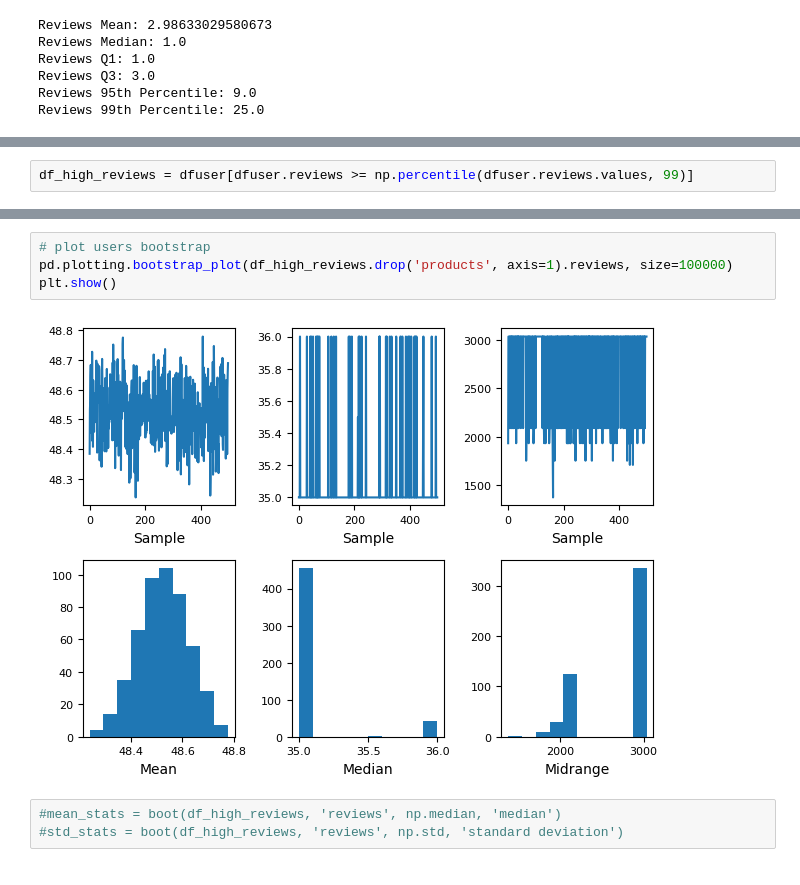
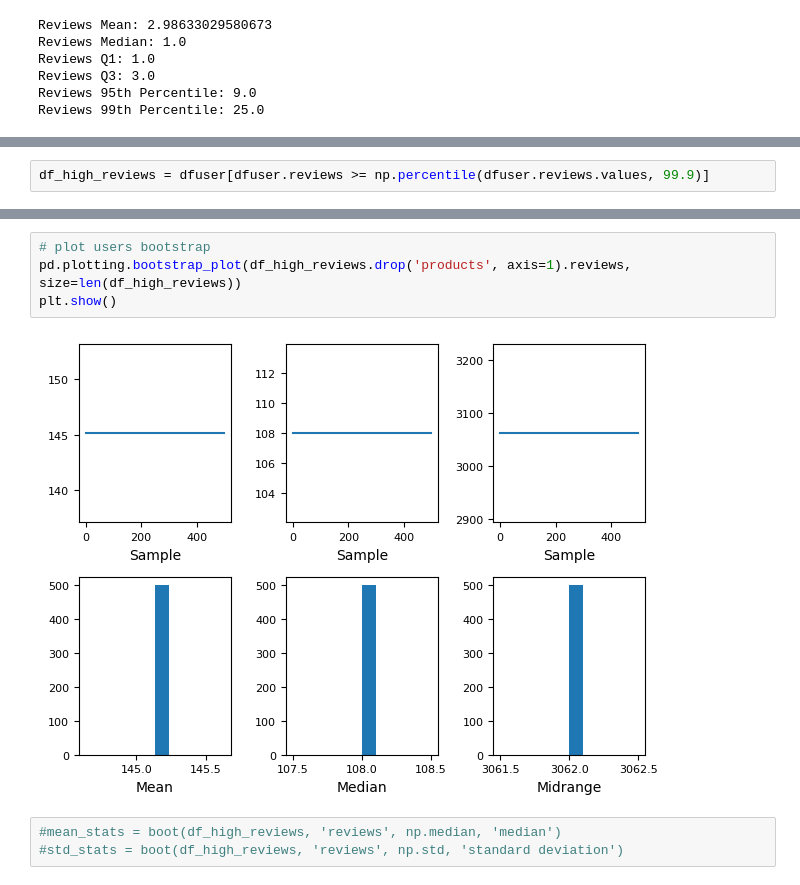
Before and after one commit to swatt45/Capstone, a Jupyter notebook: D502 EDA.ipynb, the cells around one changed output, grey strips where cells are left out. Cells and saved outputs as stored; diff of their text form.

```diff
--- a/D502 EDA.ipynb
+++ b/D502 EDA.ipynb
@@ -111,5 +132,5 @@ Count After 99th Percentile: 143021
 # %%
-df_high_reviews = dfuser[dfuser.reviews >= np.percentile(dfuser.reviews.values, 99)]
+df_high_reviews = dfuser[dfuser.reviews >= np.percentile(dfuser.reviews.values, 99.9)]
 # %%
 print(f"Reviews Mean: {df_high_reviews.reviews.mean()}")
 print(f"Reviews Median: {df_high_reviews.reviews.median()}")
@@ -127,9 +148,9 @@ Reviews 99th Percentile: 224.0
 # %%
 # plot users bootstrap
-pd.plotting.bootstrap_plot(df_high_reviews.drop('products', axis=1).reviews, size=100000)
+pd.plotting.bootstrap_plot(df_high_reviews.drop('products', axis=1).reviews, size=len(df_high_reviews))
 plt.show()
 # %% [output]
-[figure, old version]
+[figure, new version]
 # %%
 #mean_stats = boot(df_high_reviews, 'reviews', np.median, 'median')
 #std_stats = boot(df_high_reviews, 'reviews', np.std, 'standard deviation')
```
Also changed, not shown: parts of 16 cells of this notebook.
